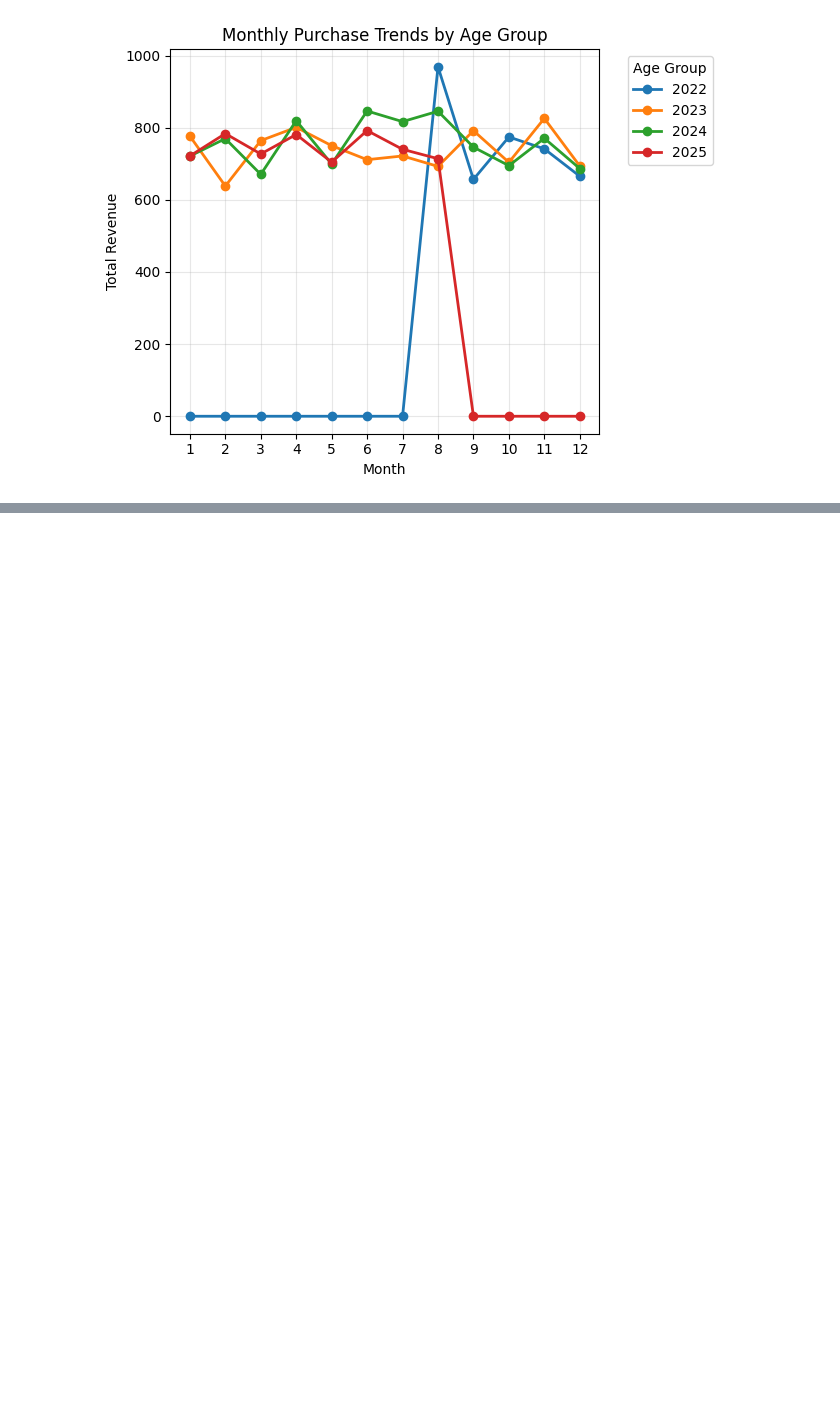
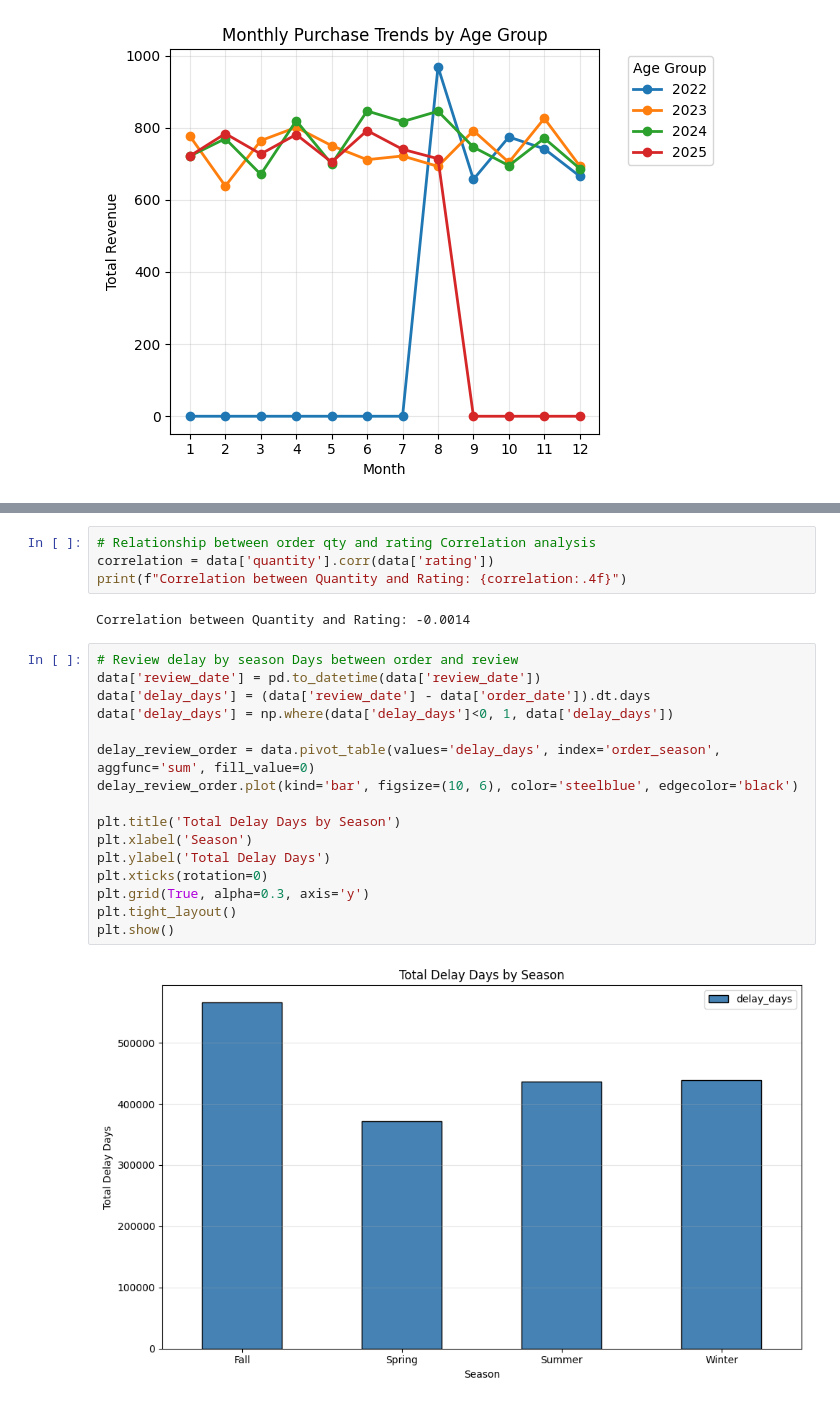
Before and after one commit to r-tavakoli/ai-ml-exercises, a Jupyter notebook: pandas/009_ecommerce_sales.ipynb, the cells around one changed output, grey strips where cells are left out. Cells and saved outputs as stored; diff of their text form; blank space fills up the shorter version.

```diff
--- a/pandas/009_ecommerce_sales.ipynb
+++ b/pandas/009_ecommerce_sales.ipynb
@@ -834,0 +869,24 @@ plt.show()
+# %%
+# Relationship between order qty and rating	Correlation analysis
+correlation = data['quantity'].corr(data['rating'])
+print(f"Correlation between Quantity and Rating: {correlation:.4f}")
+# %% [output]
+Correlation between Quantity and Rating: -0.0014
+# %%
+# Review delay by season Days between order and review
+data['review_date'] = pd.to_datetime(data['review_date'])
+data['delay_days'] = (data['review_date'] - data['order_date']).dt.days
+data['delay_days'] = np.where(data['delay_days']<0, 1, data['delay_days'])
+
+delay_review_order = data.pivot_table(values='delay_days', index='order_season', aggfunc='sum', fill_value=0)
+delay_review_order.plot(kind='bar', figsize=(10, 6), color='steelblue', edgecolor='black')
+
+plt.title('Total Delay Days by Season')
+plt.xlabel('Season')
+plt.ylabel('Total Delay Days')
+plt.xticks(rotation=0)
+plt.grid(True, alpha=0.3, axis='y')
+plt.tight_layout()
+plt.show()
+# %% [output]
+[figure, added]
```
Also changed, not shown: parts of 3 cells of this notebook.
